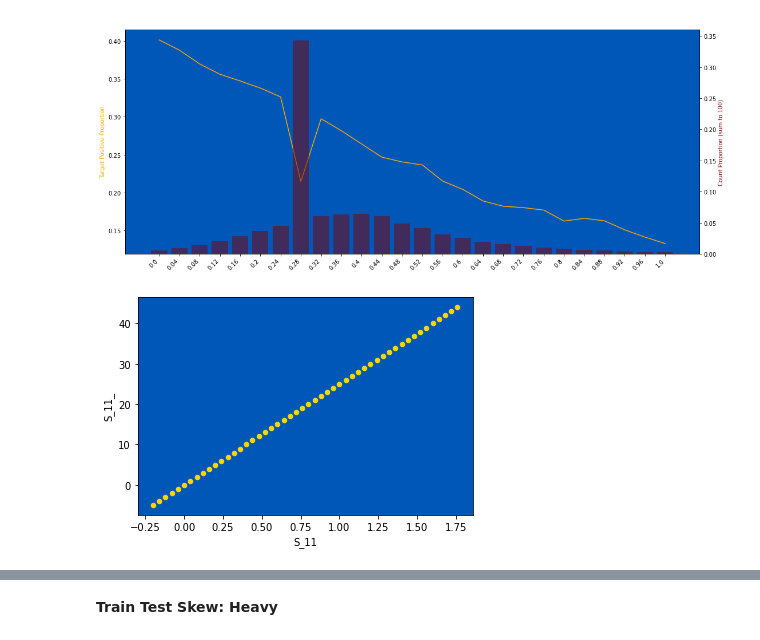
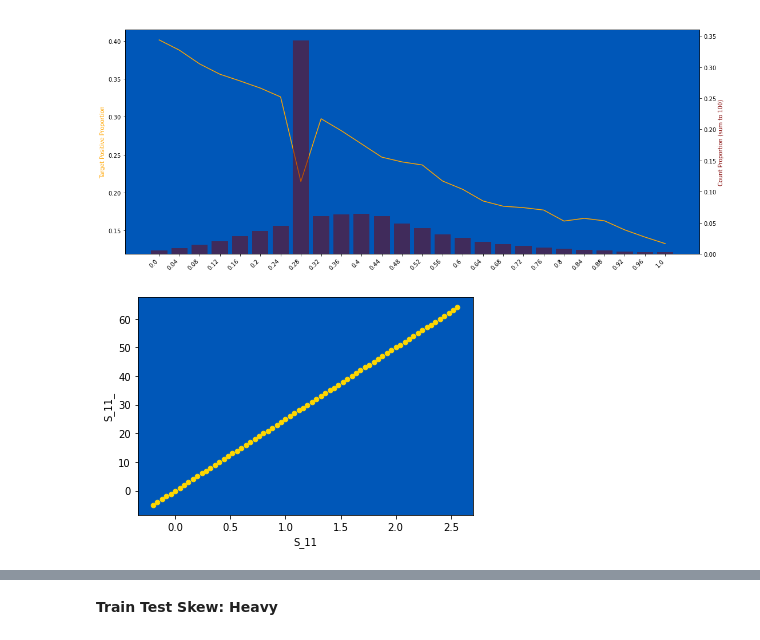
Before and after one commit to waikey-lee/kaggle-amex, a Jupyter notebook: notebooks/1a.clean_spend_payment.ipynb, the cells around one changed output, grey strips where cells are left out. Cells and saved outputs as stored; diff of their text form; code cells hidden in the pictures.

```diff
--- a/notebooks/1a.clean_spend_payment.ipynb
+++ b/notebooks/1a.clean_spend_payment.ipynb
@@ -441,9 +354,9 @@ Bottom 1% and Top 1% are dropped from this chart
 for df in df_list:
     df["S_11_"] = (df["S_11"] / 0.04).round(0)
 # %%
-check_binning(train, "S_11", end=50)
+check_binning(train, "S_11", end=70)
 # %% [output]
-[figure, old version]
+[figure, new version]
 # %%
 for df in df_list:
     df["S_11"] = (df["S_11"] / 0.04).round(0)
```
Also changed, not shown: parts of 114 cells of this notebook.
